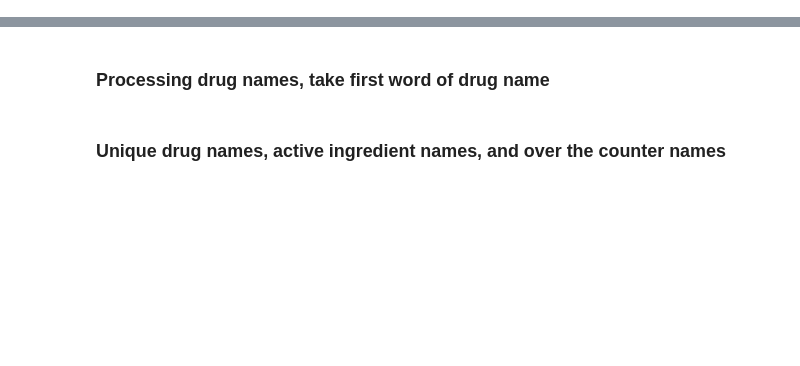
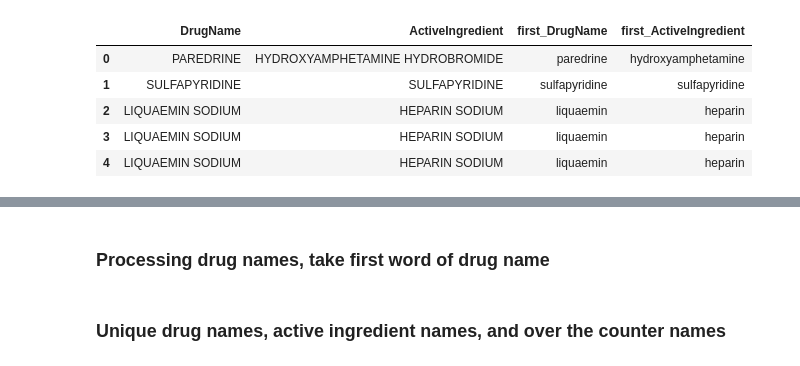
Before and after one commit to jordanfan/drugs, a Jupyter notebook: combine_datasets.ipynb, the cells around one changed output, grey strips where cells are left out. Cells and saved outputs as stored; diff of their text form; code cells hidden in the pictures; blank space fills up the shorter version.

```diff
--- a/combine_datasets.ipynb
+++ b/combine_datasets.ipynb
@@ -37,0 +56,9 @@ dnames = dnames[["DrugName", "ActiveIngredient"]]
+# %%
+dnames.head()
+# %% [output]
+|  | DrugName | ActiveIngredient | first_DrugName | first_ActiveIngredient |
+| 0 | PAREDRINE | HYDROXYAMPHETAMINE HYDROBROMIDE | paredrine | hydroxyamphetamine |
+| 1 | SULFAPYRIDINE | SULFAPYRIDINE | sulfapyridine | sulfapyridine |
+| 2 | LIQUAEMIN SODIUM | HEPARIN SODIUM | liquaemin | heparin |
+| 3 | LIQUAEMIN SODIUM | HEPARIN SODIUM | liquaemin | heparin |
+| 4 | LIQUAEMIN SODIUM | HEPARIN SODIUM | liquaemin | heparin |
```
Also changed, not shown: parts of 6 cells of this notebook.
